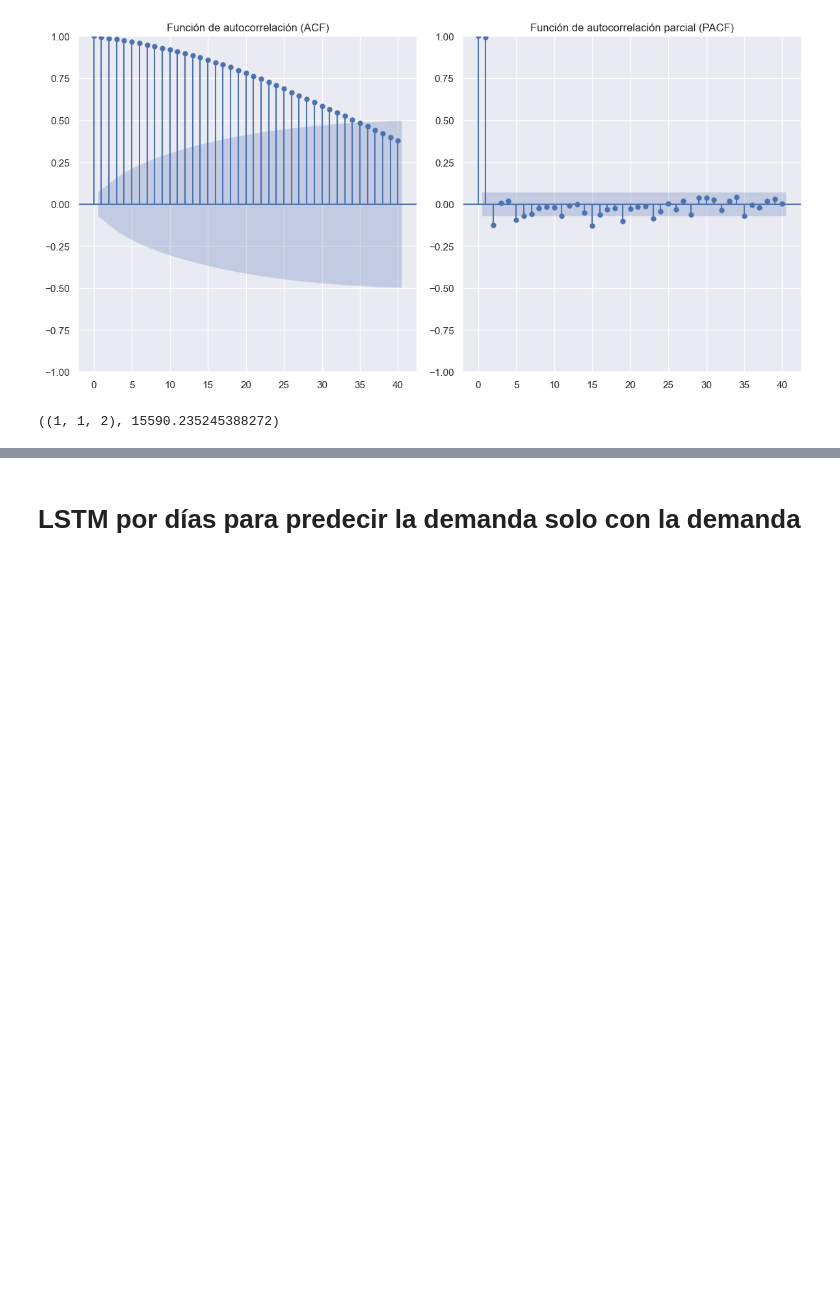
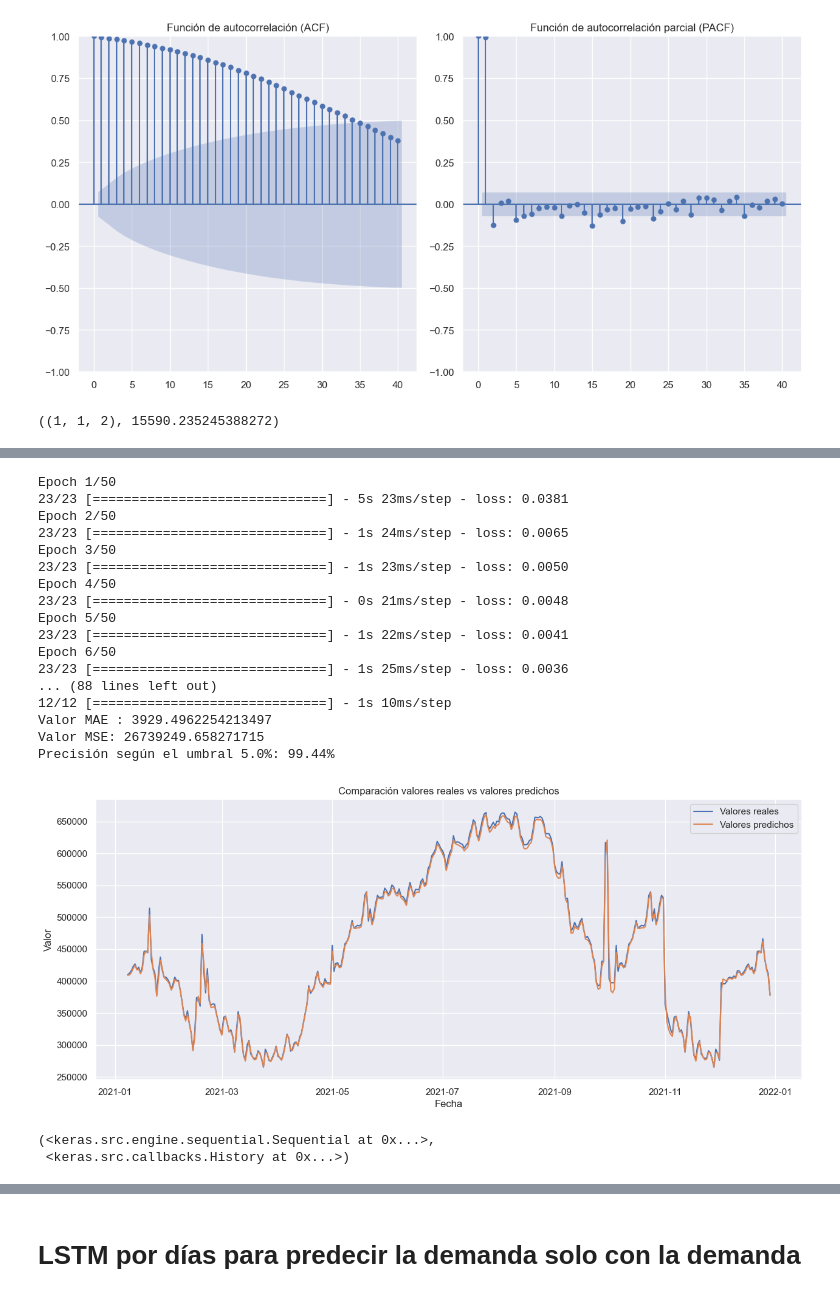
Before and after one commit to Josdelser/Prosumer-TFM, a Jupyter notebook: MLE-ProsumerFinal.ipynb, the cells around one changed output, grey strips where cells are left out. Drawn from its saved outputs; the diff is of its cells as text; code cells hidden in the pictures; blank space fills up the shorter version.

```diff
--- a/MLE-ProsumerFinal.ipynb
+++ b/MLE-ProsumerFinal.ipynb
@@ -1084,0 +1197,31 @@ Warnings:
+# %%
+config2 = {
+    'layers': 1,
+    'units': 256,
+    'return_sequence': False,
+    'recurrent_dropout': 0,
+    'dense_dropout': 0.2,
+    'dense_layers': [64, 128]
+}
+parametrizaciones(dataset, 7, config2)
+# %% [output]
+Epoch 1/50
+23/23 [==============================] - 5s 23ms/step - loss: 0.0381
+Epoch 2/50
+23/23 [==============================] - 1s 24ms/step - loss: 0.0065
+Epoch 3/50
+23/23 [==============================] - 1s 23ms/step - loss: 0.0050
+Epoch 4/50
+23/23 [==============================] - 0s 21ms/step - loss: 0.0048
+Epoch 5/50
+23/23 [==============================] - 1s 22ms/step - loss: 0.0041
+Epoch 6/50
+23/23 [==============================] - 1s 25ms/step - loss: 0.0036
+... (88 lines left out)
+12/12 [==============================] - 1s 10ms/step
+Valor MAE : 3929.4962254213497
+Valor MSE: 26739249.658271715
+Precisión según el umbral 5.0%: 99.44%
+[figure, added]
+(<keras.src.engine.sequential.Sequential at 0x...>,
+ <keras.src.callbacks.History at 0x...>)
```
Also changed, not shown: parts of 32 cells of this notebook, 1 other file.
